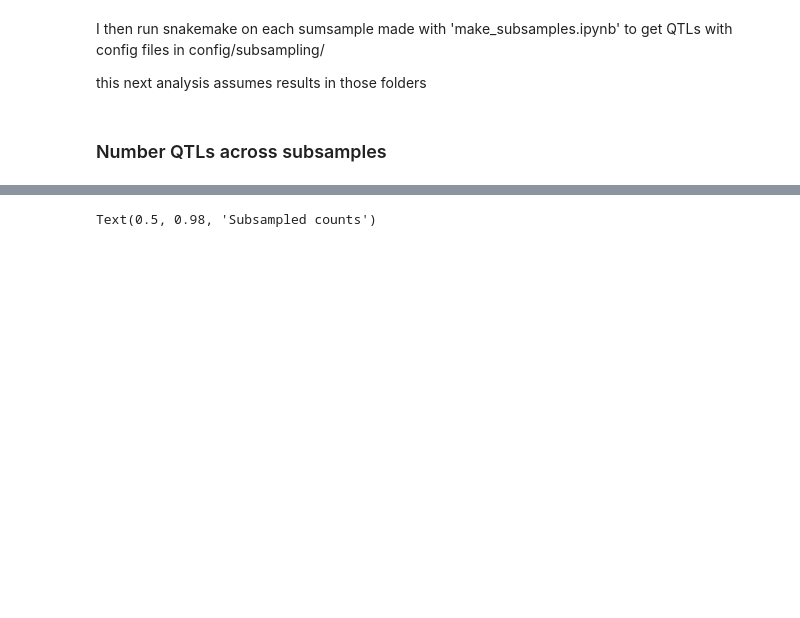
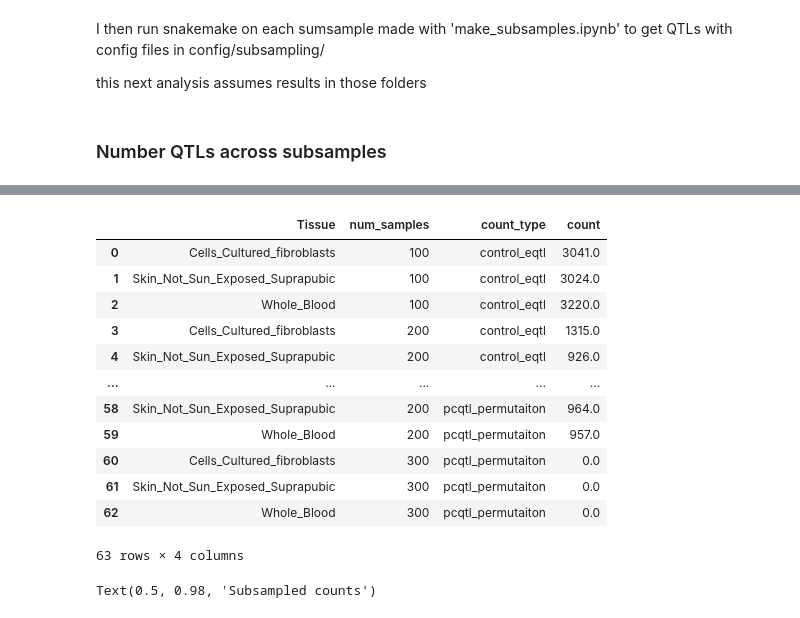
Before and after one commit to kal26/pcqtls, a Jupyter notebook: workflow/notebooks/pcqtl_analysis/subsampling_analysis/analyze_subsampling.ipynb, the cells around one changed output, grey strips where cells are left out. Drawn from its saved outputs; the diff is of its cells as text; code cells hidden in the pictures; blank space fills up the shorter version.

```diff
--- a/workflow/notebooks/pcqtl_analysis/subsampling_analysis/analyze_subsampling.ipynb
+++ b/workflow/notebooks/pcqtl_analysis/subsampling_analysis/analyze_subsampling.ipynb
@@ -122,6 +142,22 @@ joined_count_df = pd.concat(sub_counts, keys=[*subsample_nums, 101], names=['num
 joined_count_df.fillna(0, inplace=True)
 joined_count_df.reset_index(level=0, inplace=True)
 joined_counts = joined_count_df.melt(id_vars=['Tissue', 'num_samples'], var_name='count_type', value_name='count')
+# %%
+joined_counts
+# %% [output]
+|  | Tissue | num_samples | count_type | count |
+| 0 | Cells_Cultured_fibroblasts | 100 | control_eqtl | 3041.0 |
+| 1 | Skin_Not_Sun_Exposed_Suprapubic | 100 | control_eqtl | 3024.0 |
+| 2 | Whole_Blood | 100 | control_eqtl | 3220.0 |
+| 3 | Cells_Cultured_fibroblasts | 200 | control_eqtl | 1315.0 |
+| 4 | Skin_Not_Sun_Exposed_Suprapubic | 200 | control_eqtl | 926.0 |
+| ... | ... | ... | ... | ... |
+| 58 | Skin_Not_Sun_Exposed_Suprapubic | 200 | pcqtl_permutaiton | 964.0 |
+| 59 | Whole_Blood | 200 | pcqtl_permutaiton | 957.0 |
+| 60 | Cells_Cultured_fibroblasts | 300 | pcqtl_permutaiton | 0.0 |
+| 61 | Skin_Not_Sun_Exposed_Suprapubic | 300 | pcqtl_permutaiton | 0.0 |
+| 62 | Whole_Blood | 300 | pcqtl_permutaiton | 0.0 |
+63 rows × 4 columns
 # %%
 g = sns.FacetGrid(joined_counts, col="count_type", hue='Tissue', palette = tissue_pal)
 g.map(sns.lineplot, "num_samples", "count")
```
Also changed, not shown: parts of 9 cells of this notebook.
